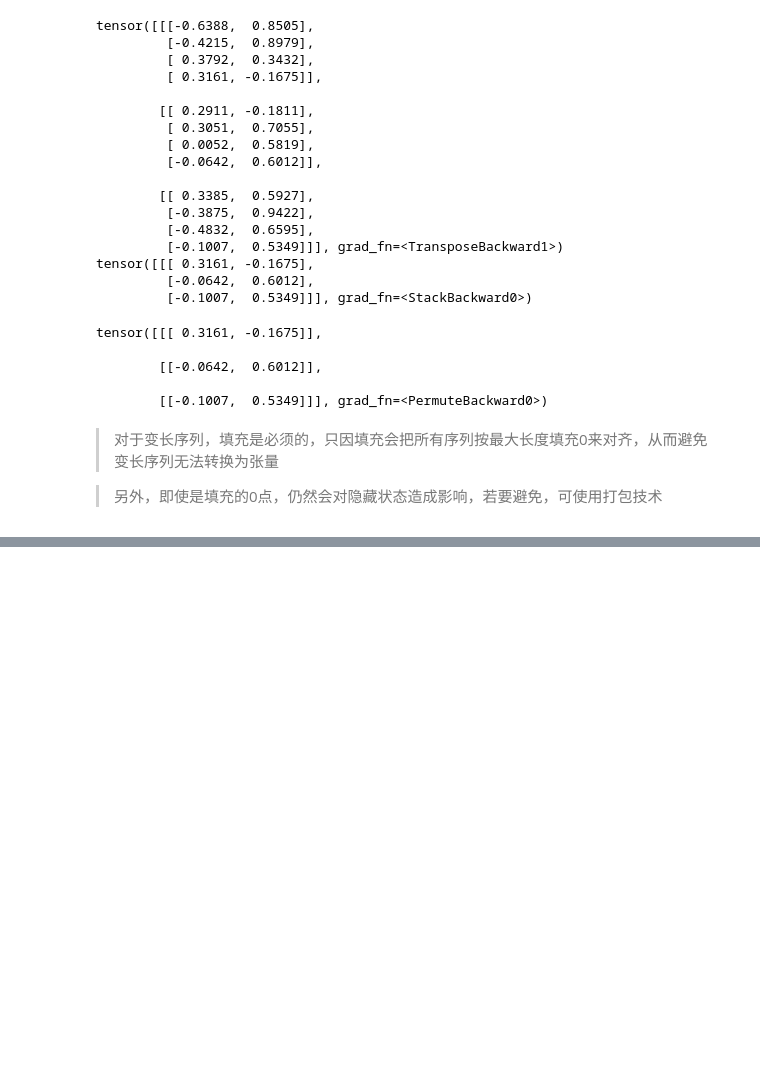
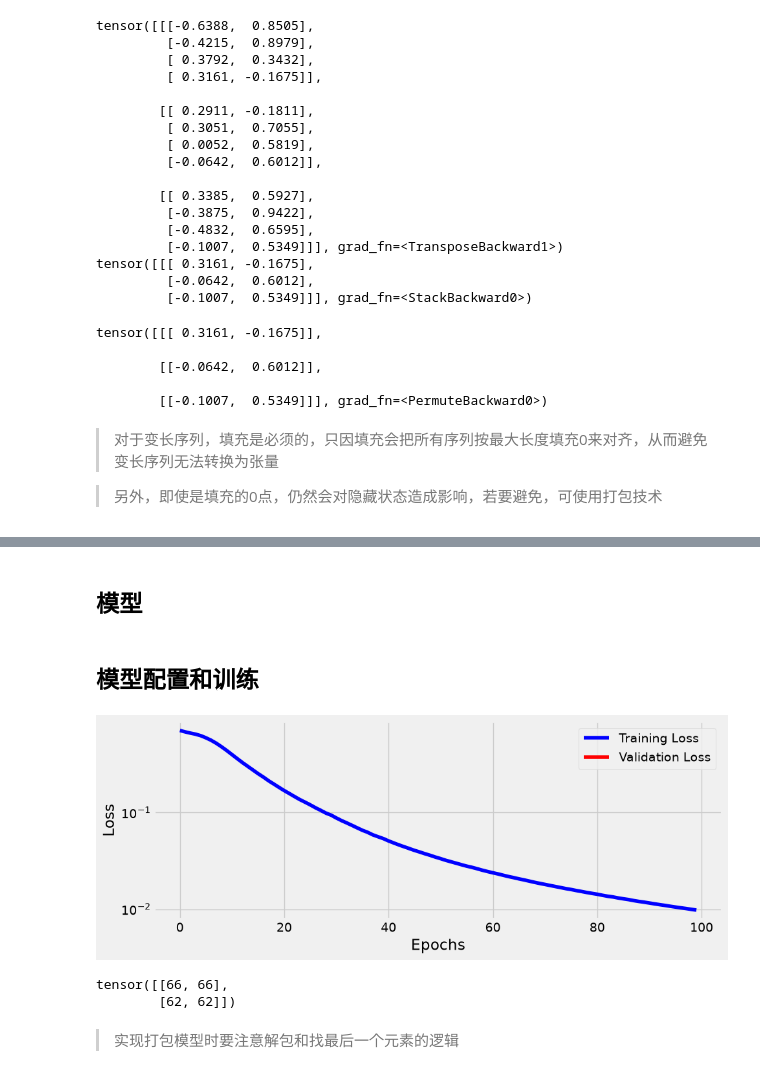
Before and after one commit to jhonprice/PyTorchStepByStep, a Jupyter notebook: Ch08Test.ipynb, the cells around one changed output, grey strips where cells are left out. Cells and saved outputs as stored; diff of their text form; code cells hidden in the pictures; blank space fills up the shorter version.

```diff
--- a/Ch08Test.ipynb
+++ b/Ch08Test.ipynb
@@ -1860,0 +2196,16 @@ tensor([[[ 0.3161, -0.1675]],
+# %%
+#程序8-20-2: 自定义数据集（不同长度序列）
+
+# 不同序列长度不能作TensorDataset
+class CustomDataset(Dataset):
+    def __init__(self, x, y):
+        self.x = [torch.as_tensor(s).float() for s in x]
+        self.y = torch.as_tensor(y).float().view(-1, 1)
+
+    def __getitem__(self, index):
+        return (self.x[index], self.y[index])
+
+    def __len__(self):
+        return len(self.x)
+
+train_var_data = CustomDataset(var_points, var_directions)
@@ -1860,0 +2278,14 @@ tensor([[[ 0.3161, -0.1675]],
+# %%
+#程序8-21-3: 使用自定义collate_fn创建支持变长序列的DataLoader
+
+# DataLoader 关键参数:
+#   dataset: 传入自定义Dataset(train_var_data支持变长数据)
+#   batch_size=16: 每批16个样本
+#   shuffle=True: 每轮打乱样本顺序
+#   collate_fn=pack_collate: 用自定义整理函数替代默认的stack,
+#     将batch中变长序列打包为PackedSequence, 解决8-20-3中的堆叠错误
+#
+# 执行后x_batch是PackedSequence, y_batch是(16,1)张量
+
+train_var_loader = DataLoader(train_var_data, batch_size=16, shuffle=True, collate_fn=pack_collate)
+x_batch, y_batch = next(iter(train_var_loader))
@@ -1860,0 +2294,2 @@ tensor([[[ 0.3161, -0.1675]],
+# %% [markdown]
+## 模型
@@ -1860,0 +2333,27 @@ tensor([[[ 0.3161, -0.1675]],
+# %% [markdown]
+## 模型配置和训练
+# %%
+#程序8-22-2: 使用打包模型
+torch.manual_seed(21)
+model = SquareModelPacked(n_features=2, hidden_dim=2, n_outputs=1)
+loss = nn.BCEWithLogitsLoss()
+optimizer = optim.Adam(model.parameters(), lr=0.01)
+# %%
+#程序8-22-3: 模型训练
+
+sbs_packed = StepByStep(model, loss, optimizer)
+sbs_packed.set_loaders(train_var_loader)
+sbs_packed.train(100)
+# %%
+#程序8-22-4: 可视化损失
+fig = sbs_packed.plot_losses()
+# %% [output]
+[figure, added]
+# %%
+#程序8-22-5: 计算准确率
+StepByStep.loader_apply(train_var_loader, sbs_packed.correct)
+# %% [output]
+tensor([[66, 66],
+        [62, 62]])
+# %% [markdown]
+> 实现打包模型时要注意解包和找最后一个元素的逻辑
```
Also changed, not shown: parts of 34 cells of this notebook.
